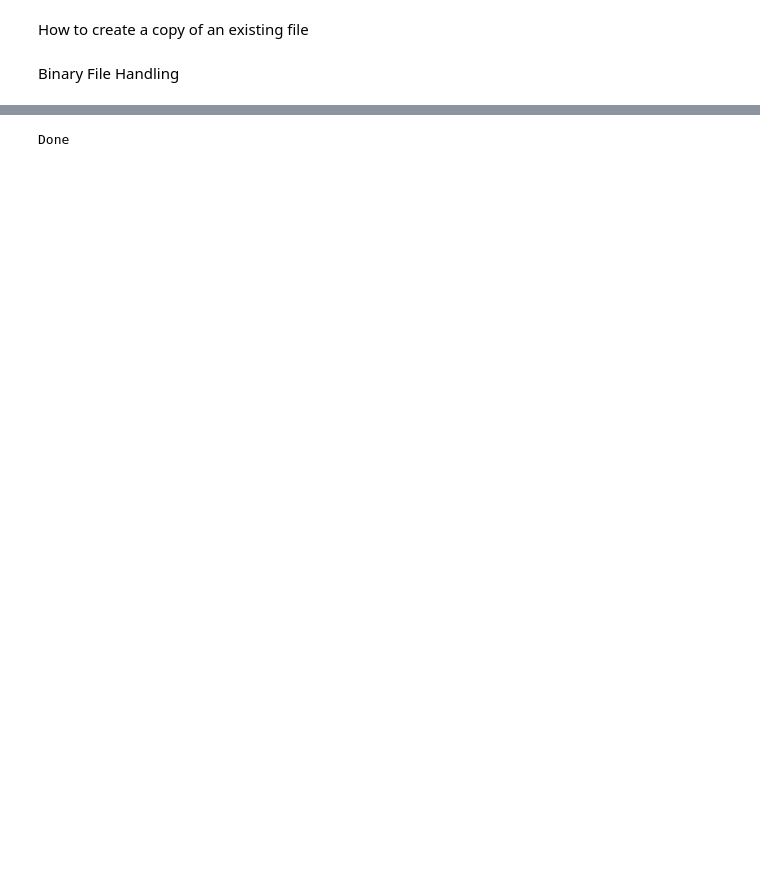
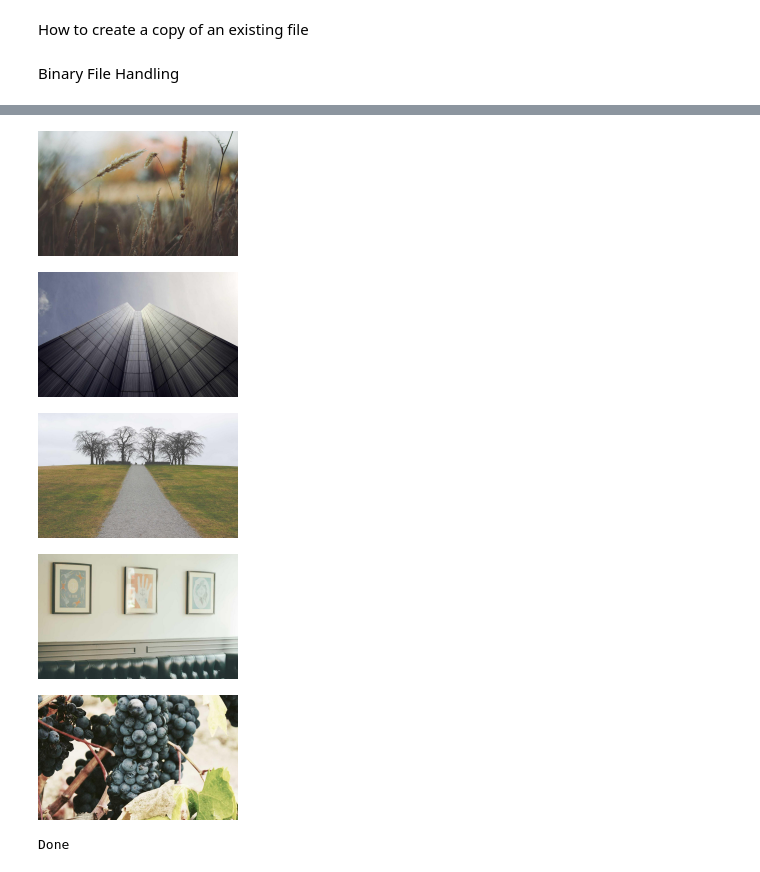
Before and after one commit to Maddox24425/Summer-Training, a Jupyter notebook: Day_4/Day_4.ipynb, the cells around one changed output, grey strips where cells are left out. Drawn from its saved outputs; the diff is of its cells as text; code cells hidden in the pictures; blank space fills up the shorter version.

```diff
--- a/Day_4/Day_4.ipynb
+++ b/Day_4/Day_4.ipynb
@@ -163,24 +185,26 @@ display.Image('Download_Image.jpg')
 # %%
 import requests as r
+# No change needed for this import
 from IPython import display as d
 url="https://picsum.photos/1920/1200"
 
-how_many=int(input("How many Images do you want to download? \n Enter: "))
+# This line was not used, but the loop is hardcoded to 5
+# how_many=int(input("How many Images do you want to download? \n Enter: "))
 
 for i in range(5):
     image_data=r.get(url).content
-    #type(image_data)
 
-    #Now copying the file from the url to local file using file write
+    with open(f'Download_Image{i}.jpg','wb') as file:
+        file.write(image_data)
 
-    file=open(f'Download_Image{i}.jpg','wb')
-    file.write(image_data)
-    file.close()
-
-    display(d.Image(f'Download_Image{i}.jpg',width=200,height=200))
-
-#display image using IPython
-#display.Image('Download_Image.jpg')
+    # FIX: Call the display function using the module alias 'd'
+    d.display(d.Image(f'Download_Image{i}.jpg', width=200, height=200))
+# %% [output]
+[figure, added]
+[figure, added]
+[figure, added]
+[figure, added]
+[figure, added]
 # %%
 #Python installer
 import requests as r
```
Also changed, not shown: parts of 5 cells of this notebook.
